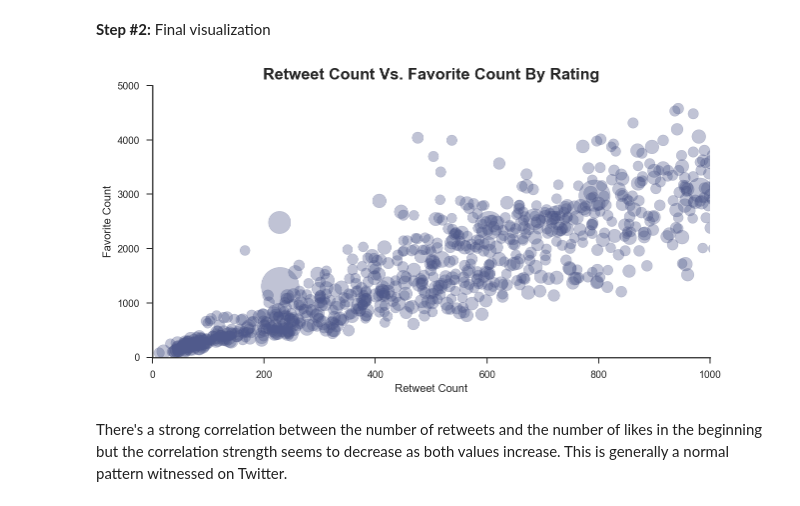
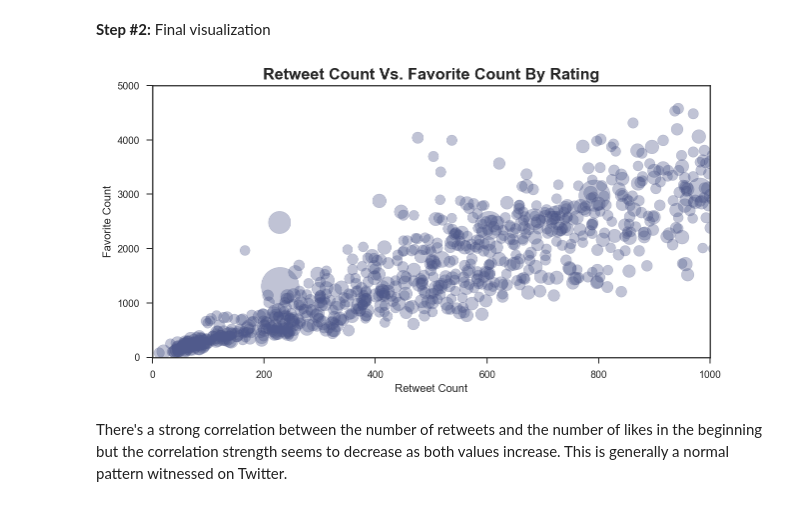
Before and after one commit to hbyhadeel/Wrangle_Project, a Jupyter notebook: wrangle_act.ipynb, the cells around one changed output. Saved outputs shown, nothing was run; the diff lists cells and outputs as text; code cells hidden in the pictures.

```diff
--- a/wrangle_act.ipynb
+++ b/wrangle_act.ipynb
@@ -17,7 +17,6 @@ import time
 
 % matplotlib inline
 % config InlineBackend.figure_format = 'retina'
-sns.set(style="whitegrid")
 # %%
 # read csv file into dataframe
 t_archive = pd.read_csv('twitter-archive-enhanced.csv')
@@ -616,26 +580,19 @@ df_new = df_new[np.isfinite(df_new['retweet_count'])]
 # get only counts greater than 10
 df_re_fave = df_new[(df_new['retweet_count'] > 10) & (df_new['favorite_count'] > 10)]
 # %%
-# set chart style
-sns.set(style='ticks')
-
 # plot retweet_count vs favorite_count by rating
 fig, ax = plt.subplots(figsize=(10, 5))
 ax.scatter(df_re_fave['retweet_count'], df_re_fave['favorite_count'],
             alpha=0.1, s=df_re_fave['rating_numerator']*10, color='#505A8C');
 
 # add limits, labels, and title
 ax.set_xlim(0, 1000)
 ax.set_ylim(0, 5000)
 ax.set_xlabel('Retweet Count')
 ax.set_ylabel('Favorite Count')
-ax.set_title('Retweet Count Vs. Favorite Count By Rating', fontsize=16, fontweight='bold')
-
-# remove box shape
-ax.spines['top'].set_visible(False)
-ax.spines['right'].set_visible(False);
+ax.set_title('Retweet Count Vs. Favorite Count By Rating', fontsize=16, fontweight='bold');
 # %% [output]
-[figure, old version]
+[figure, new version]
 # %% [markdown]
 There's a strong correlation between the number of retweets and the number of likes in the beginning but the correlation strength seems to decrease as both values increase. This is generally a normal pattern witnessed on Twitter.
 # %% [markdown]
```
Also changed, not shown: parts of 13 cells of this notebook, 11 other files.
